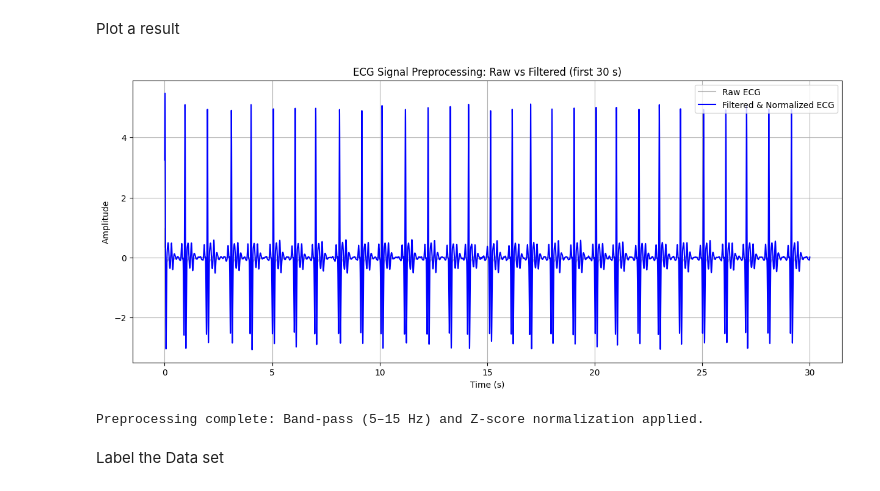
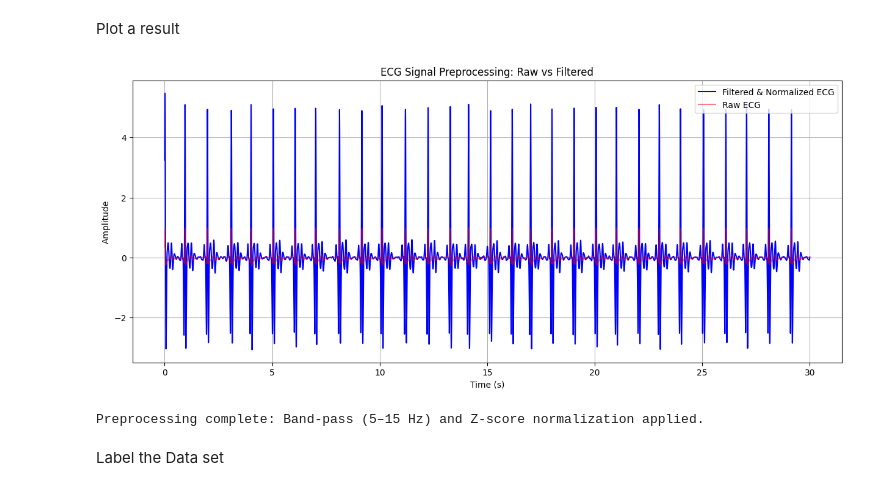
Before and after one commit to AyeshaSd/EECS4643Project, a Jupyter notebook: EECS4643Project_real.ipynb, the cells around one changed output. Saved outputs shown, nothing was run; the diff lists cells and outputs as text; code cells hidden in the pictures.

```diff
--- a/EECS4643Project_real.ipynb
+++ b/EECS4643Project_real.ipynb
@@ -102,18 +103,12 @@ def bandpass_filter(data, lowcut, highcut, fs, order=5):
     - lowcut/highcut: passband edges in Hz (typical QRS band ~5–15 Hz)
     - fs: sampling rate in Hz
     - order: Butterworth filter order
-
-    Notes
-    - Uses filtfilt (zero-phase). filtfilt requires a minimum input length (padlen).
-      If the input is too short, we skip filtering to avoid runtime errors and
-      simply return the unfiltered data.
     """
     nyq = 0.5 * fs
     low = lowcut / nyq
     high = highcut / nyq
     b, a = butter(order, [low, high], btype='band')
-
-    # filtfilt requires len(x) > padlen = 3*(max(len(a), len(b)) - 1)
+    #Handle not Enough data issue
     padlen = 3 * (max(len(a), len(b)) - 1)
     if data.size <= padlen:
         return data
@@ -127,25 +122,23 @@ def preprocess_data(raw_data, fs):
     Standardize an ECG channel for analysis.
 
     Steps
-    1) Ensure a 1D float array (select first column if multi-channel)
-    2) Band-pass filter to emphasize the QRS complex (default ~5–15 Hz)
-    3) Z-score normalization: center at 0, unit variance (guarding zero std)
-
+    1) Ensure a 1D float array
+    2) Band-pass filter (~5–15 Hz)
+    3) normalization: center at 0, unit variance
     Returns
     - 1D NumPy array (float) normalized and ready for peak detection or modeling
     """
-    # 1) Ensure 1D float array
+    # Ensure 1D float array
     x = np.asarray(raw_data)
     if x.ndim > 1:
         x = x[:, 0]
     x = x.astype(float)
 
-    # 2) Band-pass filter around the QRS band
+    # Band-pass filter
     lowcut = 5
     highcut = 15.0
     filtered = bandpass_filter(x, lowcut, highcut, fs, order=2)
-
-    # 3) Z-score normalization with a zero-std safeguard
+    #normalize
     std = np.std(filtered)
     normalized = (filtered - np.mean(filtered)) / std
     return normalized
@@ -154,30 +147,31 @@ Plot a result
 # %%
 # Visual check: compare raw ECG vs. preprocessed ECG
 # - Gray trace: unfiltered raw signal
 # - Blue trace: band‑passed and z‑scored signal used for detection
 # - We limit the view to `time_toDisplay` seconds for readability
 
 ecg_raw = data[:, 0]
 ecg_normalized = preprocess_data(ecg_raw, fs)
 
 time = np.arange(len(ecg_raw)) / fs
 time_toDisplay = 30  # seconds to plot
 
 plt.figure(figsize=(15, 6))
-plt.plot(time[: time_toDisplay * fs], ecg_raw[: time_toDisplay * fs],
-         label='Raw ECG', alpha=0.5, color='gray')
 plt.plot(time[: time_toDisplay * fs], ecg_normalized[: time_toDisplay * fs],
          label='Filtered & Normalized ECG', color='blue')
-plt.title('ECG Signal Preprocessing: Raw vs Filtered (first 30 s)')
+
+plt.plot(time[: time_toDisplay * fs], ecg_raw[: time_toDisplay * fs],
+         label='Raw ECG', alpha=0.5, color='red')
+plt.title('ECG Signal Preprocessing: Raw vs Filtered')
 plt.xlabel('Time (s)')
 plt.ylabel('Amplitude')
 plt.legend()
 plt.grid(True)
 plt.show()
 
 print('Preprocessing complete: Band-pass (5–15 Hz) and Z-score normalization applied.')
 # %% [output]
-[figure, old version]
+[figure, new version]
 Preprocessing complete: Band-pass (5–15 Hz) and Z-score normalization applied.
 # %% [markdown]
 Label the Data set
```
Also changed, not shown: parts of 7 cells of this notebook, 2 other files.
